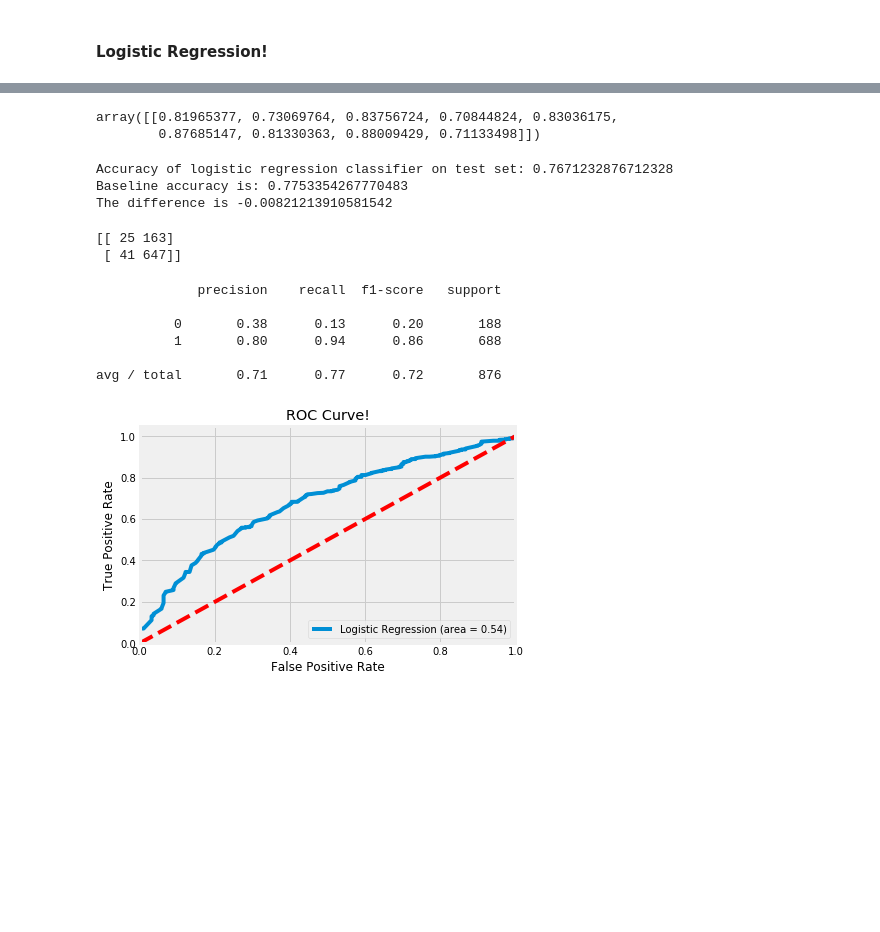
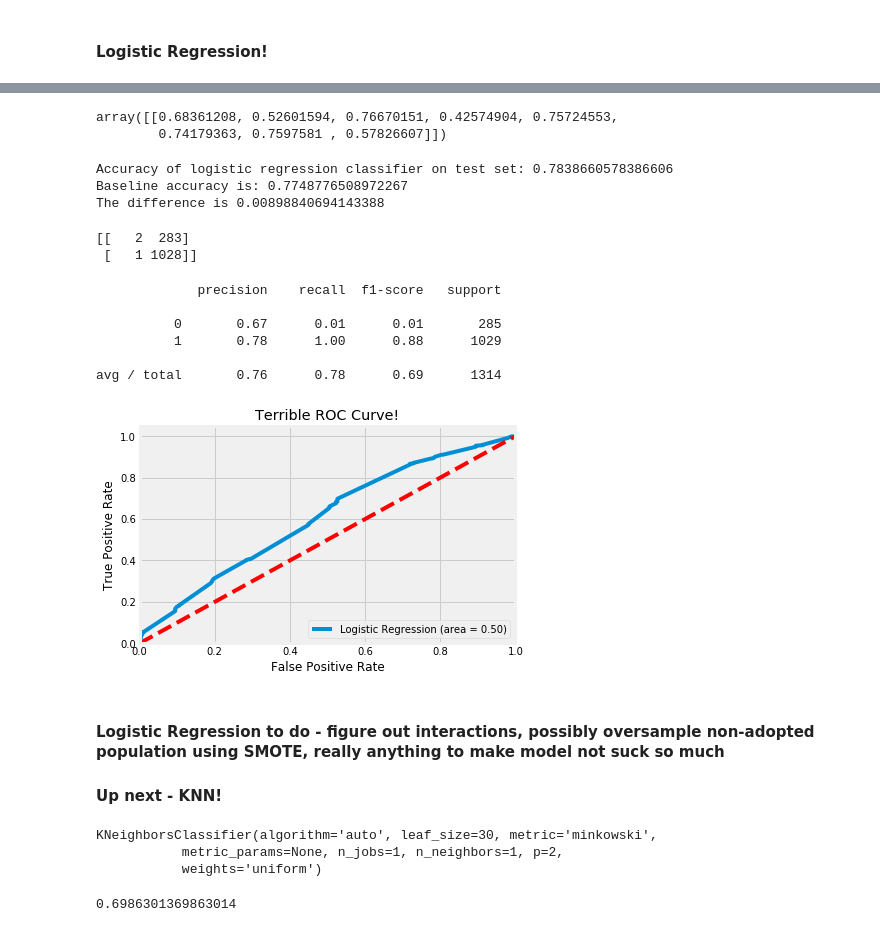
Before and after one commit to mollyrubin/side_project, a Jupyter notebook: cat adoption project 1.ipynb, the cells around one changed output, grey strips where cells are left out. Saved outputs shown, nothing was run; the diff lists cells and outputs as text; code cells hidden in the pictures; blank space fills up the shorter version.

```diff
--- a/cat adoption project 1.ipynb
+++ b/cat adoption project 1.ipynb
@@ -426,7 +426,7 @@ train_final.head(10)
 X = train_final.drop('Adopted', axis=1)
 y = train_final.Adopted
 # %%
-X_train, X_test, y_train, y_test = train_test_split(X,y,test_size=.2, random_state=24)
+X_train, X_test, y_train, y_test = train_test_split(X,y,test_size=.3, random_state=24)
 # %%
 print(X_train.shape, X_test.shape)
 # %% [output]
@@ -465,9 +461,11 @@ print(dictionary)
 # %%
 #keep editing this cell and cell below until AIC is best
 
-featured_cols = ['Name', 'Age', 'Dewormed', 'Sterilized', 'Health',
-                'MaturitySize_Large', 'MaturitySize_Medium', 'FurLength_Long', 'ColorName_Black']
+featured_cols = ['Name', 'Vaccinated', 'Dewormed', 'Sterilized', 'Health',
+                'VideoAmt','FurLength_Long', 'ColorName_Black']
 
 
 X_train = X_train[featured_cols]
 X_test = X_test[featured_cols]
+
+X_test.head()
@@ -540,6 +550,6 @@ array([[4.54488998, 2.71329833, 5.1563935 , 2.42992267, 4.89489686,
 prob = odds/(1 + odds)
 prob
 # %% [output]
-array([[0.81965377, 0.73069764, 0.83756724, 0.70844824, 0.83036175,
-        0.87685147, 0.81330363, 0.88009429, 0.71133498]])
+array([[0.68361208, 0.52601594, 0.76670151, 0.42574904, 0.75724553,
+        0.74179363, 0.7597581 , 0.57826607]])
 # %%
@@ -553,9 +563,9 @@ print('Baseline accuracy is:', baseline)
 difference = score - baseline
 print('The difference is', difference)
 # %% [output]
-Accuracy of logistic regression classifier on test set: 0.7671232876712328
-Baseline accuracy is: 0.7753354267770483
-The difference is -0.00821213910581542
+Accuracy of logistic regression classifier on test set: 0.7838660578386606
+Baseline accuracy is: 0.7748776508972267
+The difference is 0.00898840694143388
 # %%
 #TP
 #    TN
@@ -563,8 +573,8 @@ from sklearn.metrics import confusion_matrix
 confusion_matrix = confusion_matrix(y_test, y_pred)
 print(confusion_matrix)
 # %% [output]
-[[ 25 163]
- [ 41 647]]
+[[   2  283]
+ [   1 1028]]
 # %%
 #look up what these mean I can't remember
 from sklearn.metrics import classification_report
@@ -572,25 +582,30 @@ print(classification_report(y_test, y_pred))
 # %% [output]
              precision    recall  f1-score   support
 
-          0       0.38      0.13      0.20       188
-          1       0.80      0.94      0.86       688
+          0       0.67      0.01      0.01       285
+          1       0.78      1.00      0.88      1029
 
-avg / total       0.71      0.77      0.72       876
+avg / total       0.76      0.78      0.69      1314
 # %%
 from sklearn.metrics import roc_auc_score
 from sklearn.metrics import roc_curve
 logit_roc_auc = roc_auc_score(y_test, logreg.predict(X_test))
 fpr, tpr, thresholds = roc_curve(y_test, logreg.predict_proba(X_test)[:,1])
 plt.figure()
 plt.plot(fpr, tpr, label='Logistic Regression (area = %0.2f)' % logit_roc_auc)
 plt.plot([0, 1], [0, 1],'r--')
 plt.xlim([0.0, 1.0])
 plt.ylim([0.0, 1.05])
 plt.xlabel('False Positive Rate')
 plt.ylabel('True Positive Rate')
-plt.title('ROC Curve!')
+plt.title('Terrible ROC Curve!')
 plt.legend(loc="lower right")
 plt.savefig('Log_ROC')
 plt.show()
 # %% [output]
-[figure, old version]
+[figure, new version]
+# %% [markdown]
+#### Logistic Regression to do - figure out interactions, possibly oversample non-adopted population using SMOTE, really anything to make model not suck so much
+
+
+#### Up next - KNN!
@@ -596,0 +630,12 @@ plt.show()
+# %%
+knn = KNeighborsClassifier(n_neighbors=1)
+knn.fit(X_train, y_train)
+# %% [output]
+KNeighborsClassifier(algorithm='auto', leaf_size=30, metric='minkowski',
+           metric_params=None, n_jobs=1, n_neighbors=1, p=2,
+           weights='uniform')
+# %%
+y_pred_class = knn.predict(X_test)
+print(metrics.accuracy_score(y_test, y_pred_class))
+# %% [output]
+0.6986301369863014
```
Also changed, not shown: parts of 20 cells of this notebook.
